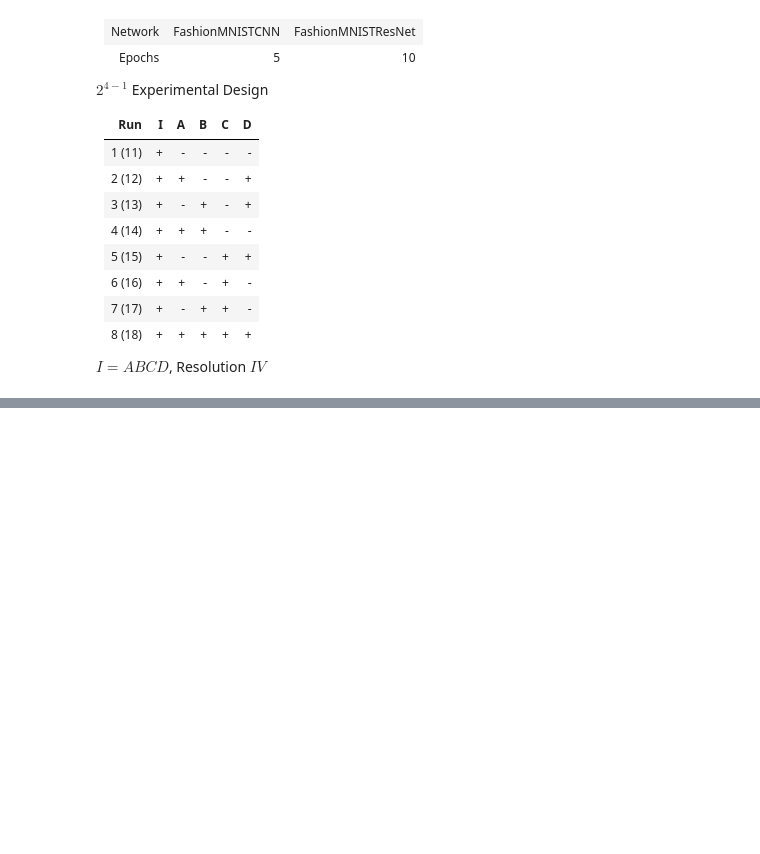
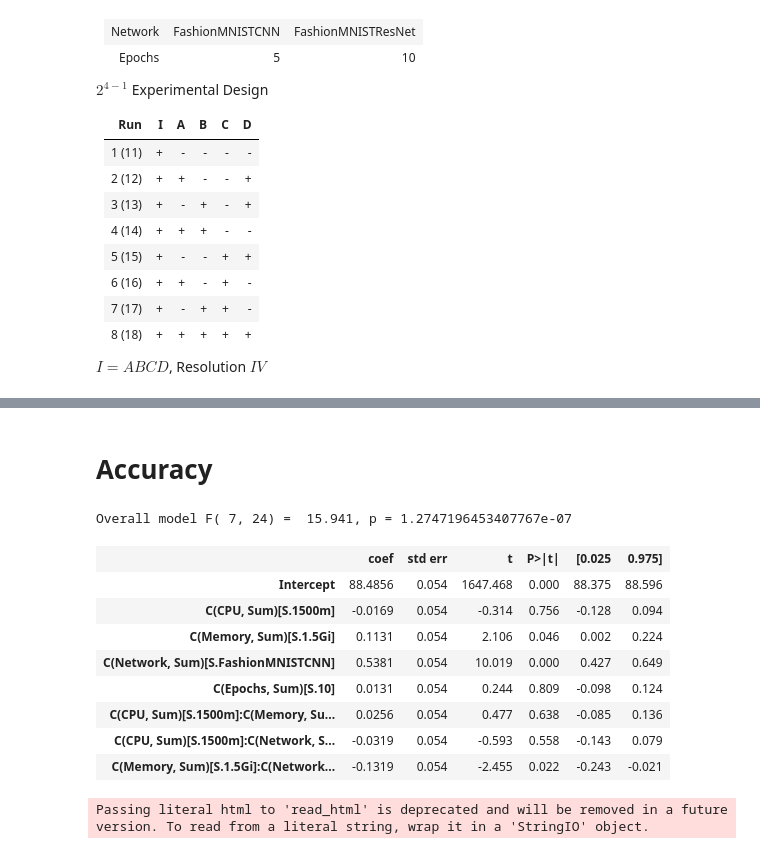
Before and after one commit to soizhiwen/fltk-testbed, a Jupyter notebook: qpecs/anova.ipynb, the cells around one changed output, grey strips where cells are left out. Drawn from its saved outputs; the diff is of its cells as text; code cells hidden in the pictures; blank space fills up the shorter version.

```diff
--- a/qpecs/anova.ipynb
+++ b/qpecs/anova.ipynb
@@ -184,0 +203,53 @@ res
+# %% [markdown]
+# Accuracy
+# %%
+model = ols('Accuracy ~ C(CPU, Sum) + C(Memory, Sum) + C(Network, Sum) + C(Epochs, Sum) + C(CPU, Sum):C(Memory, Sum) + C(CPU, Sum):C(Network, Sum) + C(Memory, Sum):C(Network, Sum)', df).fit()
+
+# Seeing if the overall model is significant
+print(f"Overall model F({model.df_model: .0f},{model.df_resid: .0f}) = {model.fvalue: .3f}, p = {model.f_pvalue}")
+# %% [output]
+Overall model F( 7, 24) =  15.941, p = 1.2747196453407767e-07
+# %%
+model.summary().tables[1]
+# %% [output]
+|  | coef | std err | t | P>|t| | [0.025 | 0.975] |
+| Intercept | 88.4856 | 0.054 | 1647.468 | 0.000 | 88.375 | 88.596 |
+| C(CPU, Sum)[S.1500m] | -0.0169 | 0.054 | -0.314 | 0.756 | -0.128 | 0.094 |
+| C(Memory, Sum)[S.1.5Gi] | 0.1131 | 0.054 | 2.106 | 0.046 | 0.002 | 0.224 |
+| C(Network, Sum)[S.FashionMNISTCNN] | 0.5381 | 0.054 | 10.019 | 0.000 | 0.427 | 0.649 |
+| C(Epochs, Sum)[S.10] | 0.0131 | 0.054 | 0.244 | 0.809 | -0.098 | 0.124 |
+| C(CPU, Sum)[S.1500m]:C(Memory, Su... | 0.0256 | 0.054 | 0.477 | 0.638 | -0.085 | 0.136 |
+| C(CPU, Sum)[S.1500m]:C(Network, S... | -0.0319 | 0.054 | -0.593 | 0.558 | -0.143 | 0.079 |
+| C(Memory, Sum)[S.1.5Gi]:C(Network... | -0.1319 | 0.054 | -2.455 | 0.022 | -0.243 | -0.021 |
+# %%
+sum_table = pd.read_html(model.summary().tables[1].as_html(), header=0, index_col=0)[0]
+idx = sum_table.index
+col = sum_table.columns
+sum_table.rename(
+    index={
+        idx[1]: "CPU (1500m)",
+        idx[2]: "Memory (1.5Gi)",
+        idx[3]: "Network (FashionMNISTCNN)",
+        idx[4]: "Epochs (10)",
+        idx[5]: "CPU (1500m)*Memory (1.5Gi)",
+        idx[6]: "CPU (1500m)*Network (FashionMNISTCNN)",
+        idx[7]: "Memory (1.5Gi)*Network (FashionMNISTCNN)",
+    },
+    columns={
+        col[0]: "Coefficient",
+        col[1]: "Standard Error",
+        col[2]: "t-Statistic",
+        col[3]: "p-value",
+        col[4]: "CI 0.025",
+        col[5]: "CI 0.975",
+    },
+    inplace=True,
+)
+dfi.export(
+    sum_table,
+    "./tables/anova_summary_accuracy_1.svg",
+    table_conversion="matplotlib",
+    fontsize=4,
+)
+# %% [output]
+Passing literal html to 'read_html' is deprecated and will be removed in a future version. To read from a literal string, wrap it in a 'StringIO' object.
```
Also changed, not shown: parts of 44 cells of this notebook, 4 other files.
